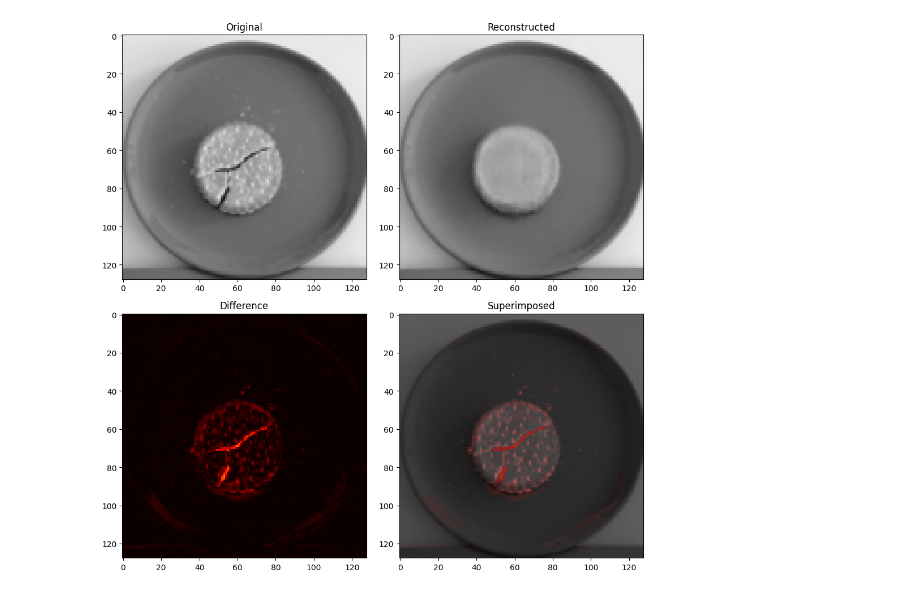
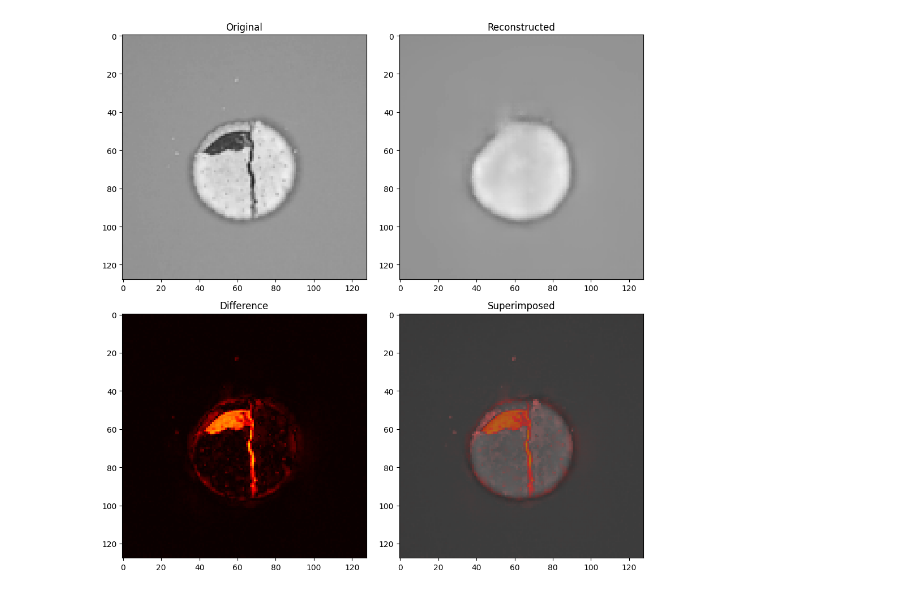
Before and after one commit to es-ude/anomaly-detection-demo, a Jupyter notebook: notebooks/cookies/anomaly_detection.ipynb, the cells around one changed output. Cells and saved outputs as stored; diff of their text form; code cells hidden in the pictures.

```diff
--- a/notebooks/cookies/anomaly_detection.ipynb
+++ b/notebooks/cookies/anomaly_detection.ipynb
@@ -43,34 +43,34 @@ model = Autoencoder()
 load_model(model, SAVED_MODEL)
 _ = model.eval()
 # %%
-img_original, _ = cast(torch.Tensor, ds_test[70])
+img_original, _ = cast(torch.Tensor, ds_test[204])
 with torch.no_grad():
     img_reconstr = cast(torch.Tensor, model(img_original))
 
 img_diff = (img_original - img_reconstr).abs()
 
 fig, axs = plt.subplots(nrows=2, ncols=2, figsize=(10, 10), tight_layout=True)
 
 def plot_image(ax, img: torch.Tensor, title: str, cmap: Any, alpha=1) -> None:
     ax.imshow(img.movedim(0, -1), cmap=cmap, vmin=0, vmax=1, alpha=alpha)
     ax.set_title(title)
 
 def plot_combined(ax) -> None:
     original = (img_original.movedim(0, -1).numpy() * 255).astype(np.uint8)
     original = cv2.cvtColor(original, cv2.COLOR_GRAY2RGB)
     diff = (img_diff.movedim(0, -1).numpy() * 255).astype(np.uint8)
     diff = cv2.applyColorMap(diff, cv2.COLORMAP_HOT)
     diff = cv2.cvtColor(diff, cv2.COLOR_BGR2RGB)
     combined = cv2.addWeighted(original, 0.4, diff, 0.6, 0)
     ax.imshow(combined)
     ax.set_title("Superimposed")
 
 plot_image(axs[0, 0], img_original, title="Original", cmap="gray")
 plot_image(axs[0, 1], img_reconstr, title="Reconstructed", cmap="gray")
 plot_image(axs[1, 0], img_diff, title="Difference", cmap="hot")
 plot_combined(axs[1, 1])
 # %% [output]
-[figure, old version]
+[figure, new version]
 # %%
 data: dict[str, Any] = {"set": [], "idx": [], "loss": [], "label": []}
 
```
Also changed, not shown: parts of 4 cells of this notebook, 3 other files.
